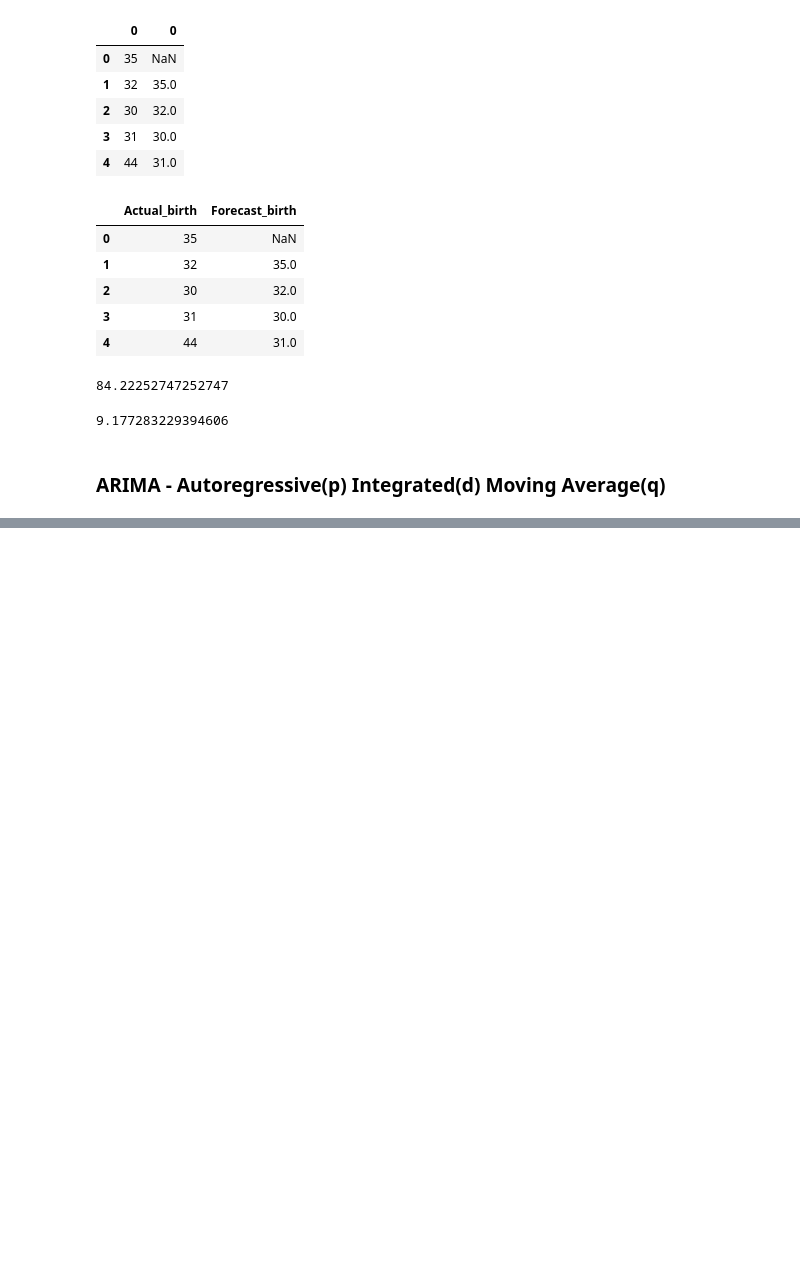
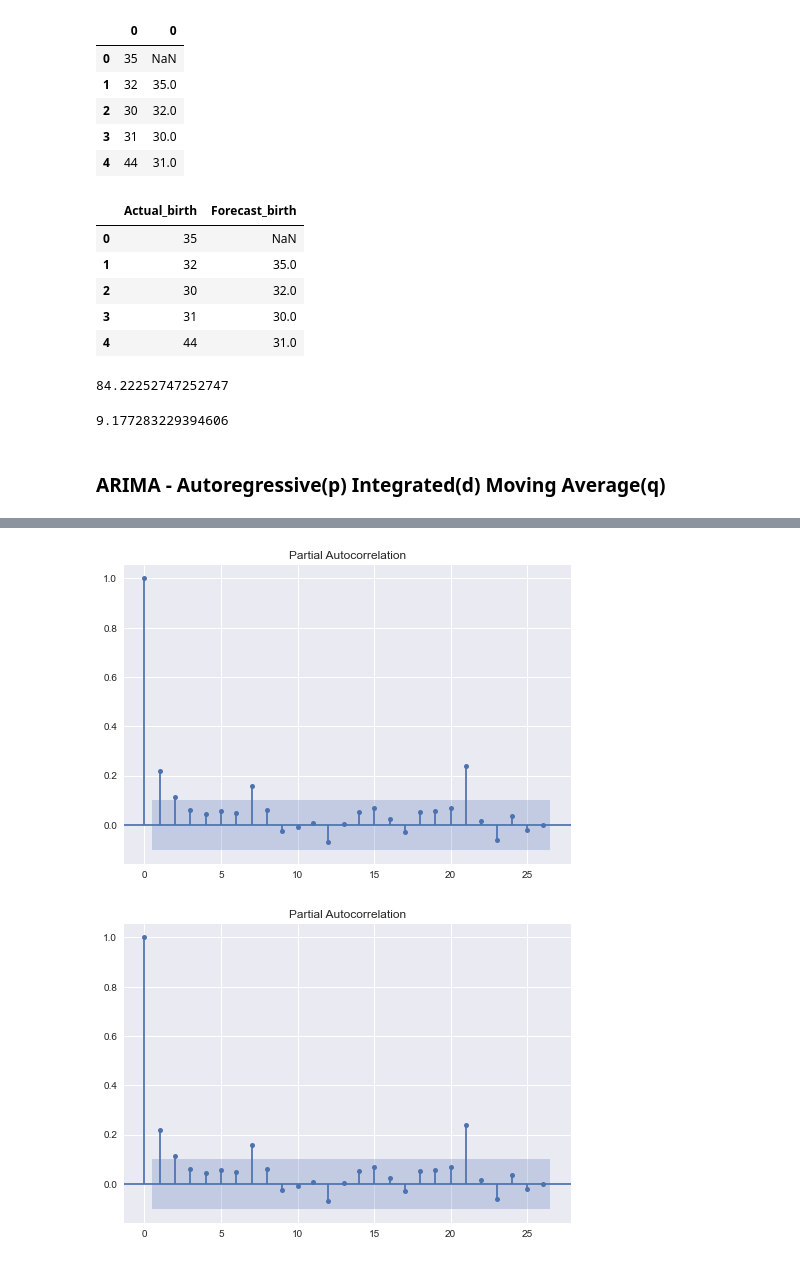
Before and after one commit to JayantGoel001/Time-Series, a Jupyter notebook: time series.ipynb, the cells around one changed output, grey strips where cells are left out. Drawn from its saved outputs; the diff is of its cells as text; code cells hidden in the pictures; blank space fills up the shorter version.

```diff
--- a/time series.ipynb
+++ b/time series.ipynb
@@ -95,0 +106,5 @@ np.sqrt(birth_error)
+# %%
+plot_pacf(df)
+# %% [output]
+[figure, added]
+[figure, added]
```
Also changed, not shown: parts of 2 cells of this notebook.
